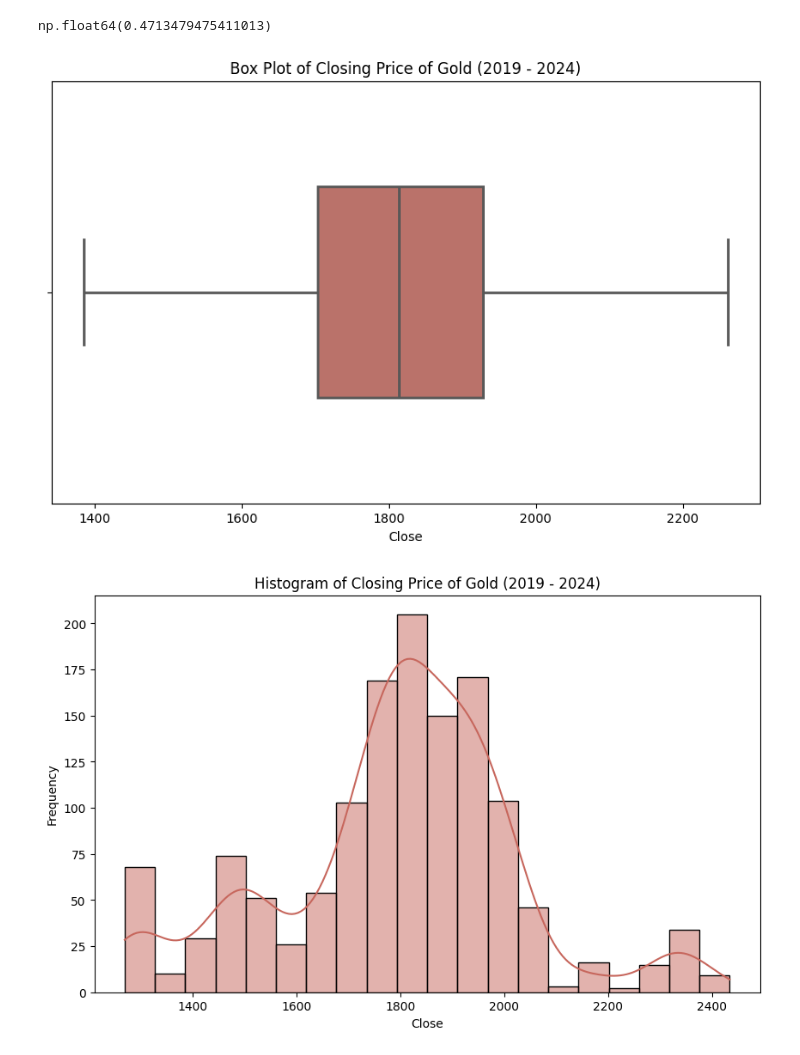
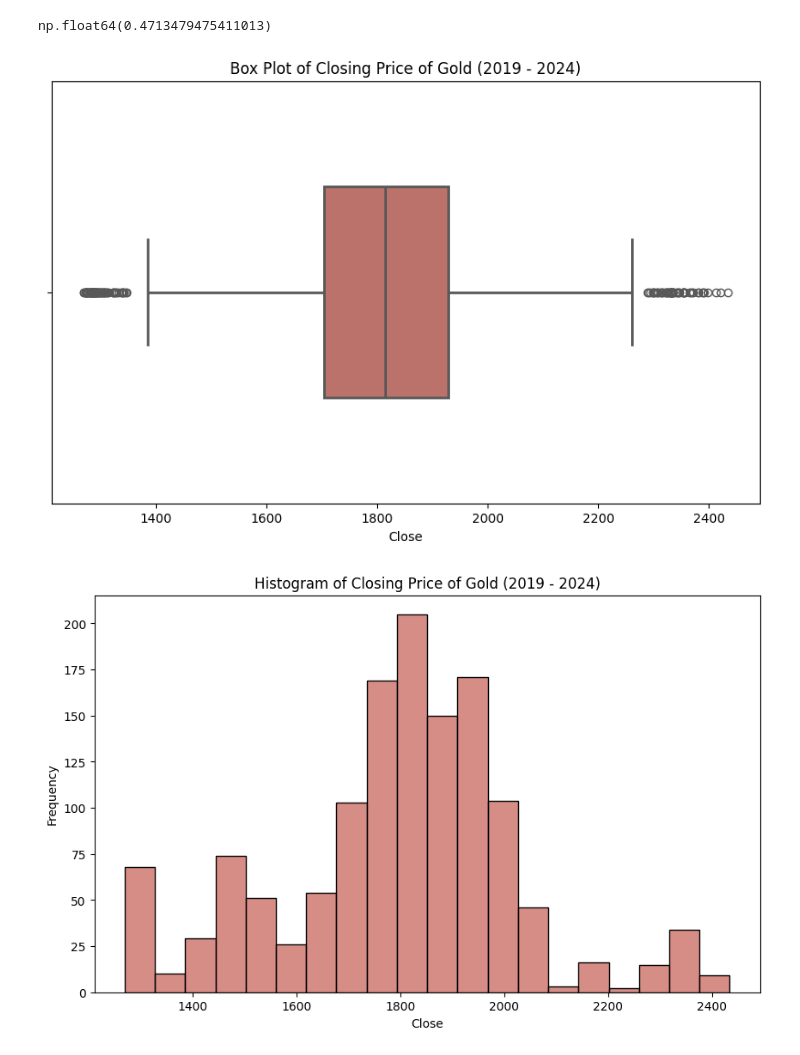
Before and after one commit to gnaht1/STAT3013.-P12_Nhom4, a Jupyter notebook: Common_Items/Python/Gold.ipynb, the cells around one changed output. Saved outputs shown, nothing was run; the diff lists cells and outputs as text; code cells hidden in the pictures.

Commit message:
Thiếu chart excel

```diff
--- a/Common_Items/Python/Gold.ipynb
+++ b/Common_Items/Python/Gold.ipynb
@@ -73,22 +84,25 @@ np.float64(0.4713479475411013)
 # %%
 import matplotlib.pyplot as plt
 import seaborn as sns
 
 # Box Plot
 plt.figure(figsize=(10, 6))
-sns.boxplot(x=df['close'], color='#c7675d', width=0.5, linewidth=2, showfliers=False)
+sns.boxplot(x=df['close'], color='#c7675d', width=0.5, linewidth=2, showfliers=True)
 plt.title('Box Plot of Closing Price of Gold (2019 - 2024)')
 plt.xlabel('Close')
 plt.show()
 # %% [output]
-[figure, old version]
+[figure, new version]
 # %%
+import matplotlib.pyplot as plt
+import seaborn as sns
+
 # Histogram
 plt.figure(figsize=(10, 6))
-sns.histplot(df['close'],color='#c7675d', bins=20, kde=True)
+sns.histplot(df['close'],color='#c7675d', bins=20, kde=False)
 plt.title('Histogram of Closing Price of Gold (2019 - 2024)')
 plt.xlabel('Close')
 plt.ylabel('Frequency')
 plt.show()
 # %% [output]
-[figure, old version]
+[figure, new version]
```
Also changed, not shown: parts of 3 cells of this notebook, 8 other files.
